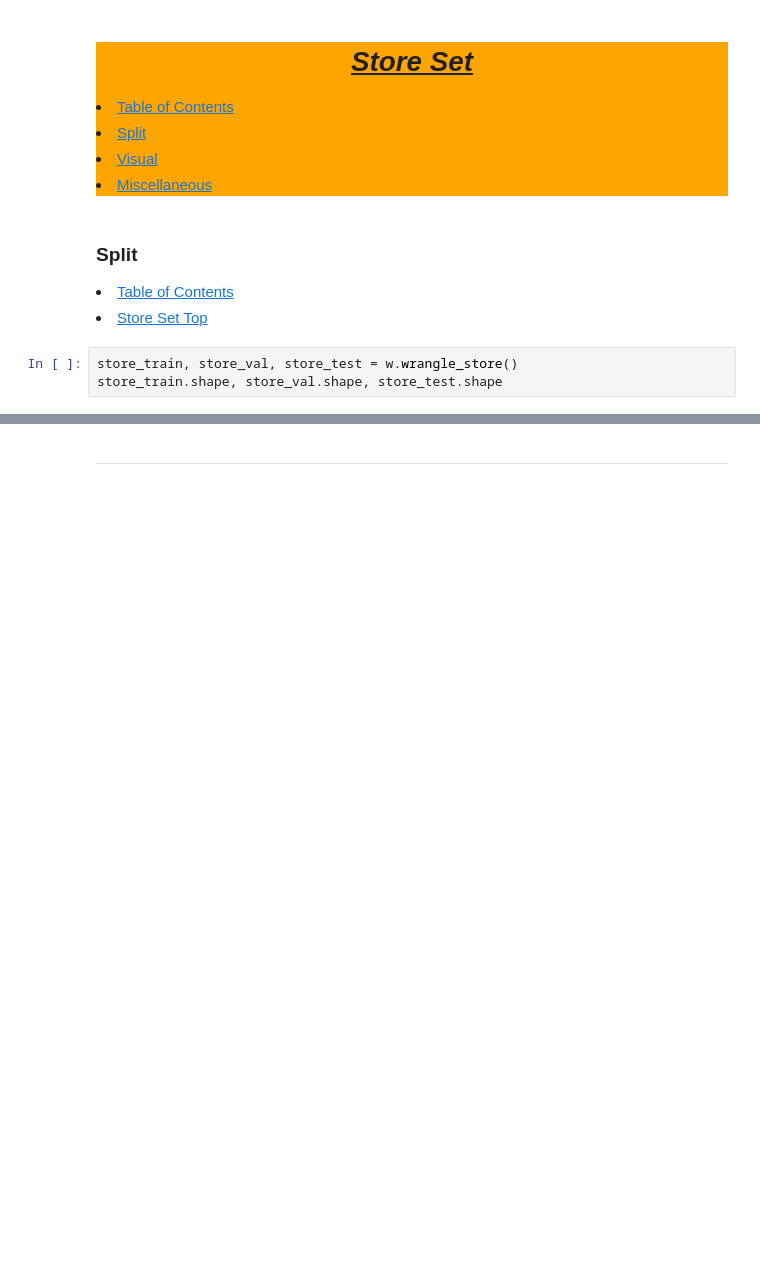
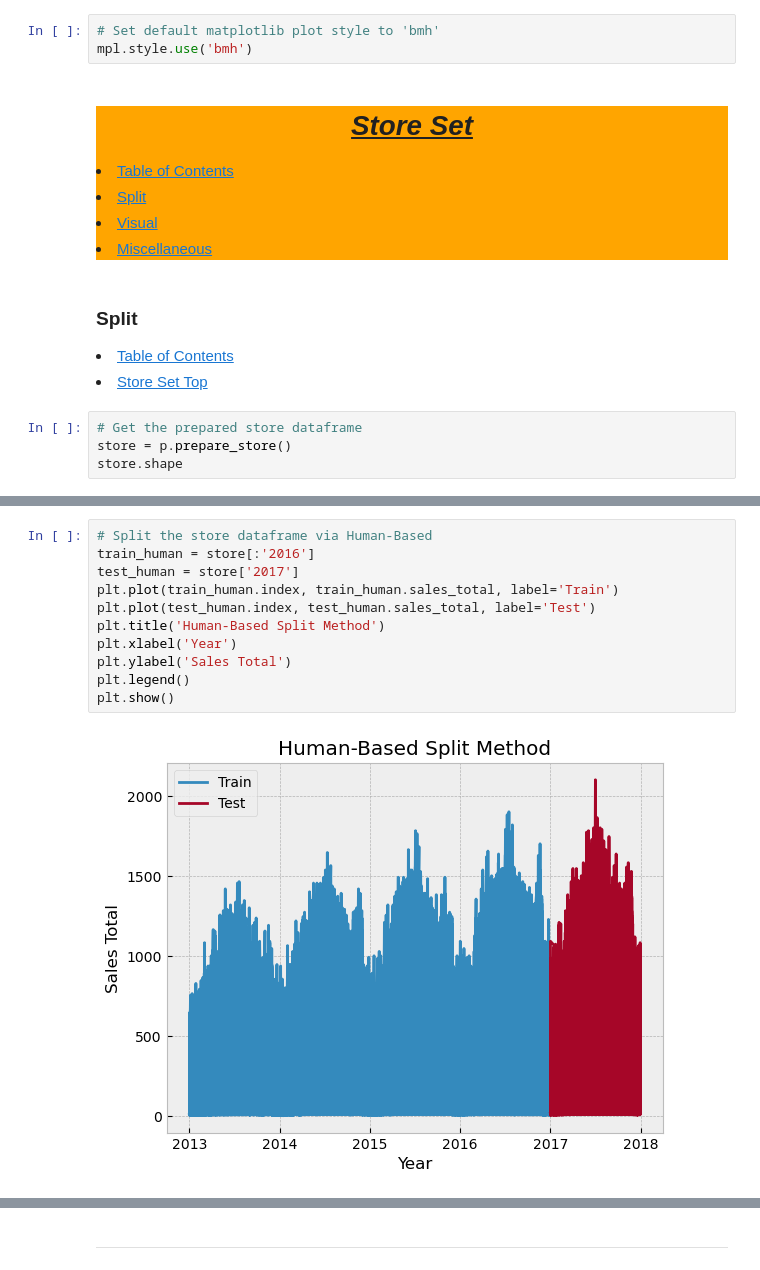
Before and after one commit to Jared-Wood135/time-series-exercises, a Jupyter notebook: explore.ipynb, the cells around one changed output, grey strips where cells are left out. Cells and saved outputs as stored; diff of their text form; blank space fills up the shorter version.

```diff
--- a/explore.ipynb
+++ b/explore.ipynb
@@ -27,4 +33,7 @@ import seaborn as sns
 import wrangle as w
+# %%
+# Set default matplotlib plot style to 'bmh'
+mpl.style.use('bmh')
 # %% [markdown]
 <div style='background-color: orange'>
 <a id='store'></a>
@@ -42,6 +51,7 @@ import wrangle as w
 <li><a href='#TableOfContents'>Table of Contents</a></li>
 <li><a href='#store'>Store Set Top</a></li>
 # %%
-store_train, store_val, store_test = w.wrangle_store()
-store_train.shape, store_val.shape, store_test.shape
+# Get the prepared store dataframe
+store = p.prepare_store()
+store.shape
 # %% [output]
@@ -54,0 +64,13 @@ store_train_reduced.shape
+# %%
+# Split the store dataframe via Human-Based
+train_human = store[:'2016']
+test_human = store['2017']
+plt.plot(train_human.index, train_human.sales_total, label='Train')
+plt.plot(test_human.index, test_human.sales_total, label='Test')
+plt.title('Human-Based Split Method')
+plt.xlabel('Year')
+plt.ylabel('Sales Total')
+plt.legend()
+plt.show()
+# %% [output]
+[figure, added]
```
Also changed, not shown: parts of 24 cells of this notebook.
